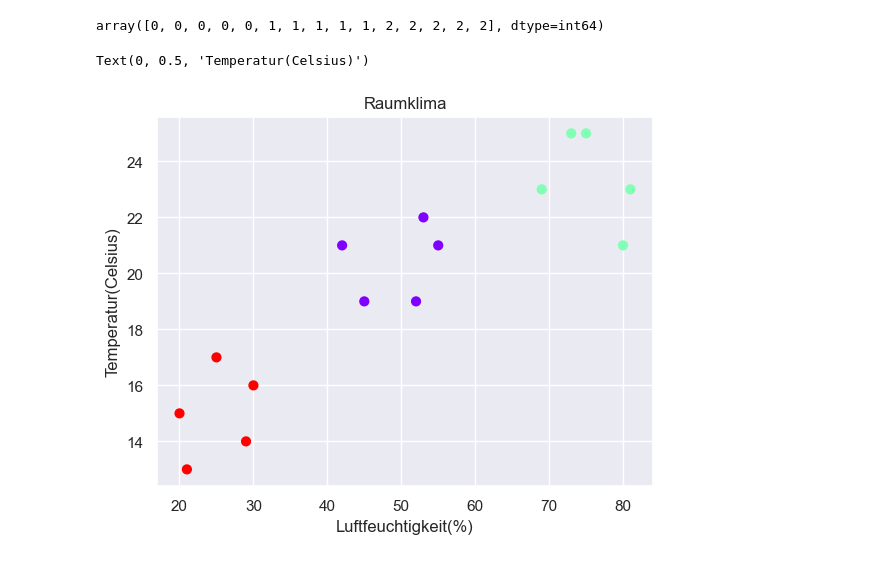
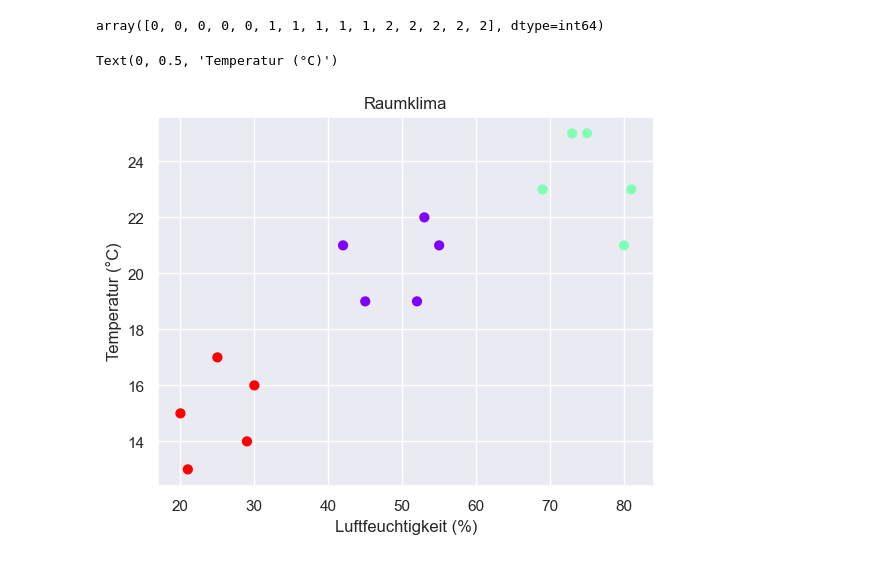
Before and after one commit to FrankCastlepancakes/ClusteringScikitLearn, a Jupyter notebook: notebook.ipynb, the cells around one changed output. Drawn from its saved outputs; the diff is of its cells as text; code cells hidden in the pictures.

Commit message:
Added more text to presentation

```diff
--- a/notebook.ipynb
+++ b/notebook.ipynb
@@ -94,10 +94,10 @@ array([0, 0, 0, 0, 0, 1, 1, 1, 1, 1, 2, 2, 2, 2, 2], dtype=int64)
 # %%
 # Daten visualisieren: Merkmale
 plt.scatter(X[:, 0], X[:, 1], c=cluster.labels_, s=40, cmap='rainbow')
 
 plt.title("Raumklima")
-plt.xlabel("Luftfeuchtigkeit(%)")
-plt.ylabel("Temperatur(Celsius)")
+plt.xlabel("Luftfeuchtigkeit (%)")
+plt.ylabel("Temperatur (°C)")
 # %% [output]
-Text(0, 0.5, 'Temperatur(Celsius)')
+Text(0, 0.5, 'Temperatur (°C)')
-[figure, old version]
+[figure, new version]
```
Also changed, not shown: parts of 1 cell of this notebook, 2 other files.
